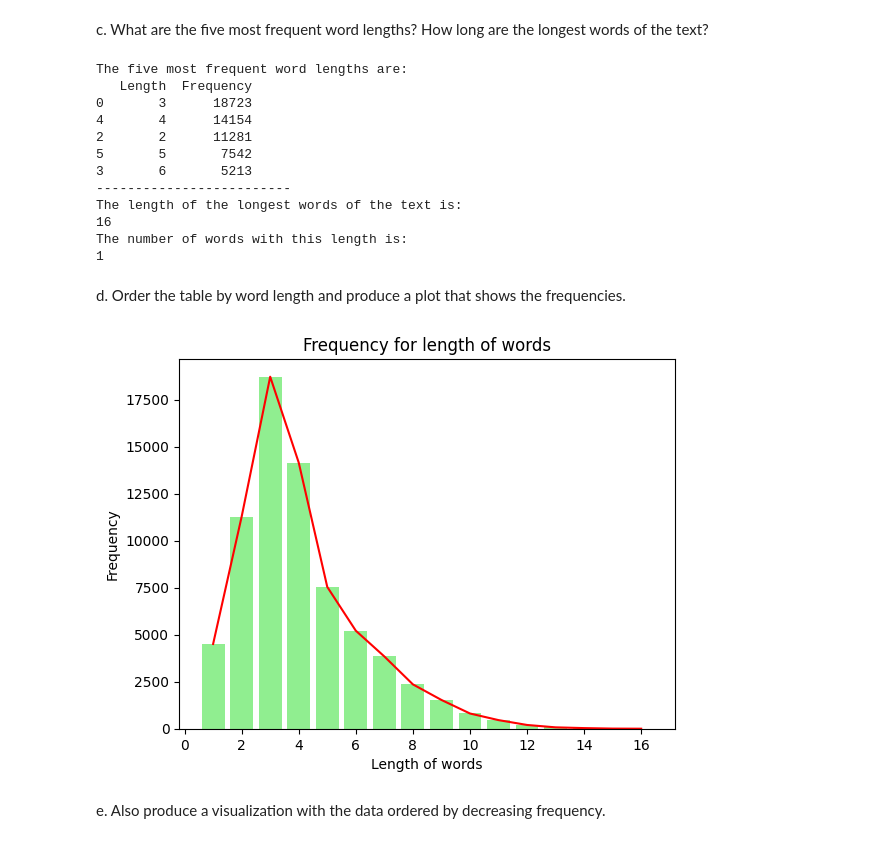
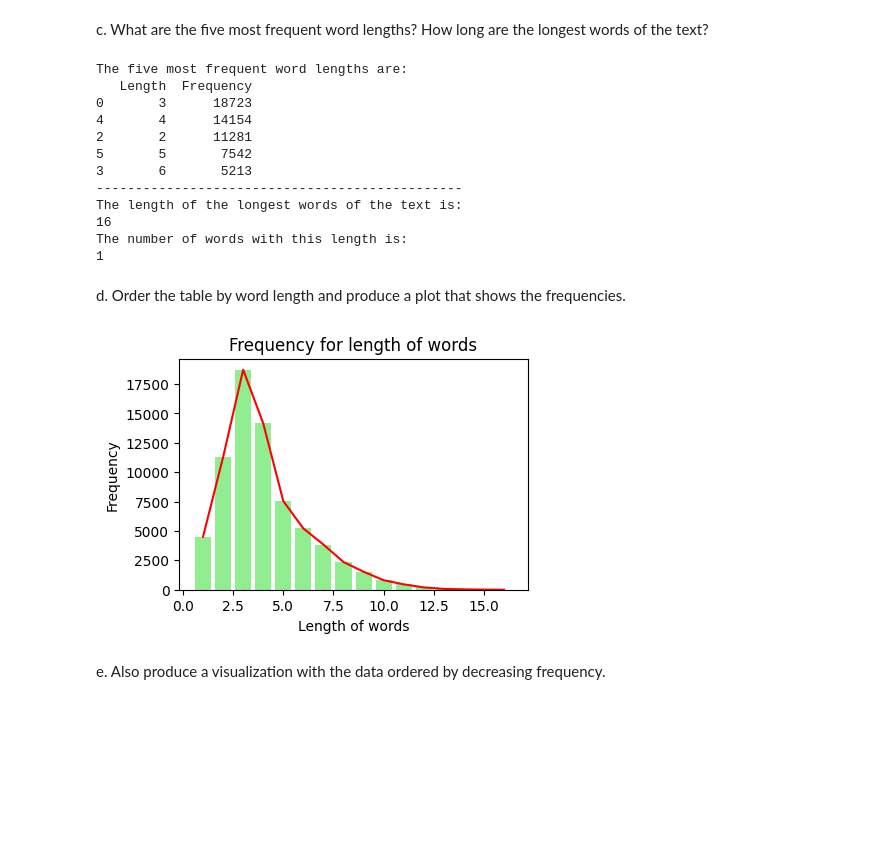
Before and after one commit to alessiasanfelici/IN4080--NLP-Exercises, a Jupyter notebook: NLP-Projects/project1.ipynb, the cells around one changed output. Cells and saved outputs as stored; diff of their text form; code cells hidden in the pictures; blank space fills up the shorter version.

```diff
--- a/NLP-Projects/project1.ipynb
+++ b/NLP-Projects/project1.ipynb
@@ -223,8 +232,13 @@ a. You will see that the downloaded text contains a preamble and a long appendix
 Gutenberg project and copyrights. Load the file with Python and remove these parts so that you
 only use the book text.
 # %%
-t = t.split("*** START OF THE PROJECT GUTENBERG EBOOK THE ADVENTURES OF TOM SAWYER, COMPLETE ***")[1]
-t = t.split("*** END OF THE PROJECT GUTENBERG EBOOK THE ADVENTURES OF TOM SAWYER, COMPLETE ***")[0]
+# Remove the preamble
+t = t.split("""*** START OF THE PROJECT GUTENBERG EBOOK THE ADVENTURES OF TOM SAWYER,
+            COMPLETE ***""")[1]
+
+# Remove the appendix
+t = t.split("""*** END OF THE PROJECT GUTENBERG EBOOK THE ADVENTURES OF TOM SAWYER,
+            COMPLETE ***""")[0]
 # %% [markdown]
 b. Tokenize the text, remove the punctuation marks, and produce a frequency distribution of the
 word lengths. Format this distribution as a Pandas dataframe.
@@ -274,7 +288,7 @@ c. What are the five most frequent word lengths? How long are the longest words
 print("The five most frequent word lengths are:")
 print(df.sort_values("Frequency", ascending = False)[:5])
 
-print("-------------------------")
+print("-----------------------------------------------")
 
 # Sort the values by length of the words and then take the maximum value
 print("The length of the longest words of the text is:")
@@ -289,7 +303,7 @@ The five most frequent word lengths are:
 2       2      11281
 5       5       7542
 3       6       5213
--------------------------
+-----------------------------------------------
 The length of the longest words of the text is:
 16
 The number of words with this length is:
@@ -299,17 +313,17 @@ d. Order the table by word length and produce a plot that shows the frequencies.
 # %%
 # Sort the values by length
 df_length = df.sort_values("Length")
 
 # Create the plot
-plt.figure()
+plt.figure(figsize = (4.5, 3))
 plt.plot(df_length.Length, df_length.Frequency, color = "r")
 plt.bar(df_length.Length, df_length.Frequency, color = "lightgreen")
 plt.xlabel("Length of words")
 plt.ylabel("Frequency")
 plt.title("Frequency for length of words")
 plt.show()
 # %% [output]
-[figure, old version]
+[figure, new version]
 # %% [markdown]
 e. Also produce a visualization with the data ordered by decreasing frequency.
 # %%
```
Also changed, not shown: parts of 54 cells of this notebook, 3 other files.
